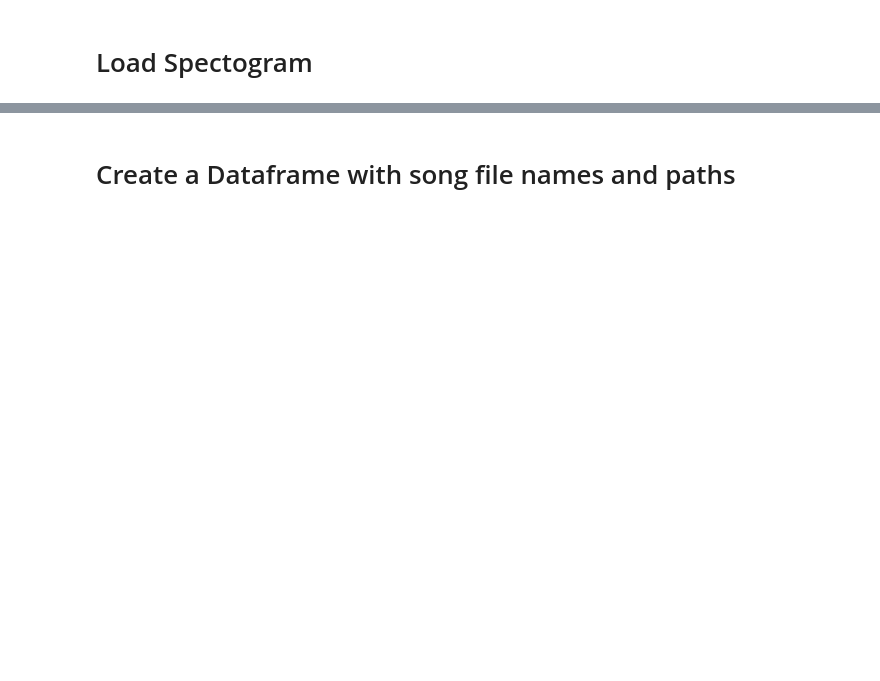
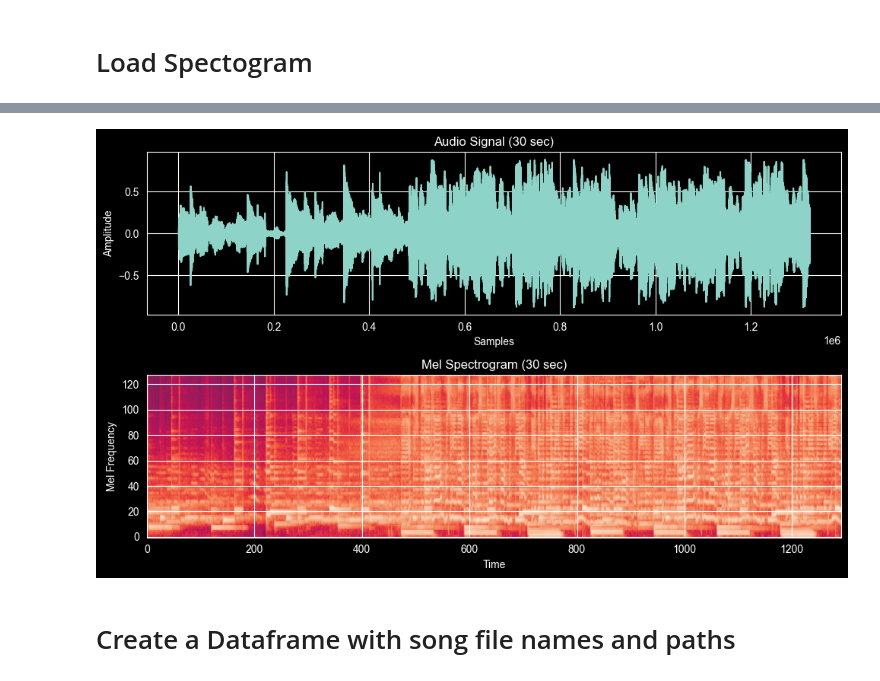
Before and after one commit to Kaustav2500/music-recommender-with-audio-recognition, a Jupyter notebook: notebooks/main.ipynb, the cells around one changed output, grey strips where cells are left out. Drawn from its saved outputs; the diff is of its cells as text; code cells hidden in the pictures; blank space fills up the shorter version.

```diff
--- a/notebooks/main.ipynb
+++ b/notebooks/main.ipynb
@@ -73,2 +43,62 @@ plt.show()
+# %%
+import numpy as np
+import torchaudio
+import torchaudio.transforms as T
+import matplotlib.pyplot as plt
+from skimage.transform import resize
+
+# load audio
+waveform, sample_rate = torchaudio.load(sound_sample_file)
+
+# convert to mono if stereo
+if waveform.shape[0] > 1:
+    waveform = waveform.mean(dim=0, keepdim=True)
+
+# limit to first 30 seconds
+max_seconds = 30
+max_samples = min(waveform.shape[1], max_seconds * sample_rate)
+waveform_30s = waveform[:, :max_samples]
+signal_30s = waveform_30s[0].numpy()
+
+# mel spectrogram
+mel_transform = T.MelSpectrogram(
+    sample_rate=sample_rate,
+    n_fft=2048,
+    n_mels=128,
+    f_max=8000
+)
+mel_spec = mel_transform(waveform_30s)
+
+# convert power spectrogram to dB
+mel_db = T.AmplitudeToDB(stype="power")(mel_spec)
+
+# remove channel dimension for plotting
+mel_db = mel_db[0].numpy()
+
+# for cnn
+# match original scaling and orientation
+mel_image = (((80 + mel_db) / 80) * 255)
+mel_image = np.flip(mel_image, axis=0)
+mel_image = resize(mel_image, (128, 512)).astype(np.uint8)
+
+# create plots
+fig, ax = plt.subplots(2, 1, figsize=(10, 6))
+
+# plot waveform
+ax[0].plot(signal_30s)
+ax[0].set_title(f"Audio Signal ({max_seconds} sec)")
+ax[0].set_ylabel("Amplitude")
+ax[0].set_xlabel("Samples")
+
+# plot spectrogram
+ax[1].imshow(mel_db, origin="lower", aspect="auto")
+ax[1].set_title(f"Mel Spectrogram ({max_seconds} sec)")
+ax[1].set_ylabel("Mel Frequency")
+ax[1].set_xlabel("Time")
+
+plt.tight_layout()
+plt.show()
+# %% [output]
+[figure, added]
 # %% [markdown]
 # Create a Dataframe with song file names and paths
```
Also changed, not shown: parts of 10 cells of this notebook.
